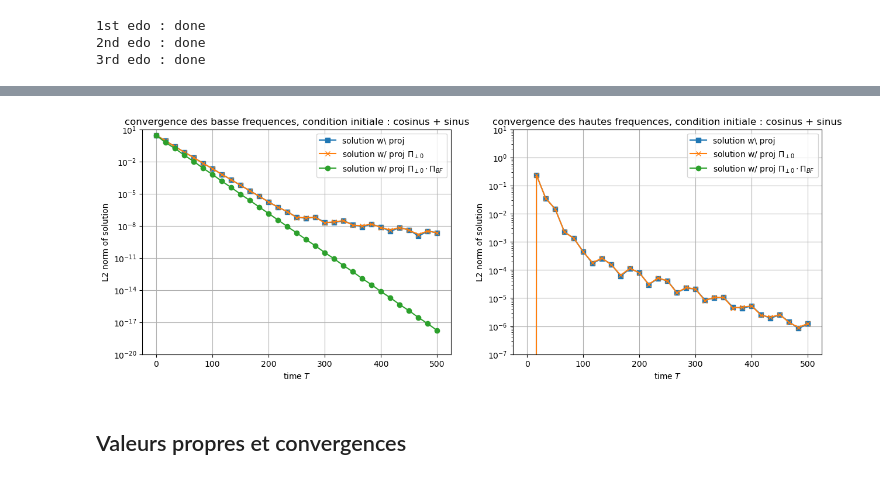
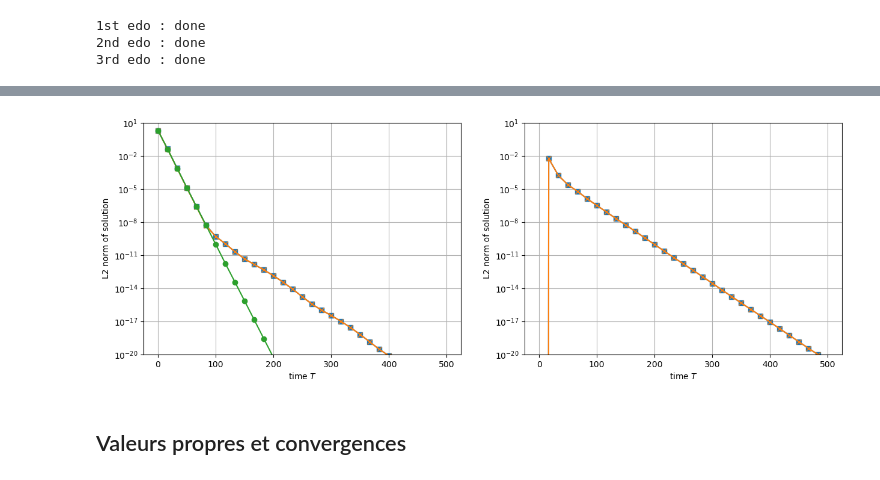
Before and after one commit to lucas-perrin/LWW_Assim, a Jupyter notebook: python_code/main_notebook.ipynb, the cells around one changed output, grey strips where cells are left out. Drawn from its saved outputs; the diff is of its cells as text; code cells hidden in the pictures.

```diff
--- a/python_code/main_notebook.ipynb
+++ b/python_code/main_notebook.ipynb
@@ -15,12 +15,13 @@ x0 = 0
 L = 2 * np.pi
 Nx = 2**6 +1
 Nf = Nx // 2
+d = 3
 dt = 1e-3
-a = 1
-g = 1
+a = 1/2 * np.pi
+g = 9.80665
 gain = 1
 T_start = 0
-T = 500
+T = 300
 N_ini_fq = 2**1
 
 # ------------------------------
@@ -233,9 +237,9 @@ mean of X0 : (0.016738210284166877+0j)
 # %%
 # Creating fX0_sin, fX0_cos and fX0_mix
 
-fX0_sin = np.concatenate((X0_sin,X0_sin))
-fX0_cos = np.concatenate((X0_cos,X0_cos))
-fX0_mix = np.concatenate((X0_mix,X0_mix))
+fX0_sin = np.concatenate((X0_sin,(1j/g*X0_sin)*np.sqrt(g*np.abs(frequences)*np.tanh(d*np.abs(frequences)))))
+fX0_cos = np.concatenate((X0_cos,(1j/g*X0_cos)*np.sqrt(g*np.abs(frequences)*np.tanh(d*np.abs(frequences)))))
+fX0_mix = np.concatenate((X0_mix,(1j/g*X0_mix)*np.sqrt(g*np.abs(frequences)*np.tanh(d*np.abs(frequences)))))
 # %%
 # ------------------------------
 # Time integration scheme
@@ -287,7 +291,7 @@ fX_sol_EE_fA_mix = Euler_Explicit(fA,fX0_mix,tspan)
 print('1st edo : done')
 fX_sol_EE_fA_mod_nm_mix = Euler_Explicit(fA_mod_nm,fX0_mix,tspan)
 print('2nd edo : done')
-fX_sol_EE_fA_mod_bf_mix = Euler_Explicit(fA_mod_bf,fX0_mix,tspan)
+fX_sol_EE_fA_mod_lf_mix = Euler_Explicit(fA_mod_lf,fX0_mix,tspan)
 print('3rd edo : done')
 # %% [output]
 1st edo : done
@@ -393,30 +525,34 @@ plt.show()
 # %%
 steps = tspan.shape[0]//30
-plt.figure(figsize=(15, 5))
-plt.subplot(1, 2, 1)
-plt.semilogy(tspan[::steps],np.linalg.norm(np.kron(np.eye(2),Pi_bf) @ fX_sol_EE_fA_mix[0:,::steps],2,axis=0),'-s',label=r"solution w\ proj")
-plt.semilogy(tspan[::steps],np.linalg.norm(np.kron(np.eye(2),Pi_bf) @ fX_sol_EE_fA_mod_nm_mix[0:,::steps],2,axis=0),'-x',label=r"solution w/ proj $\Pi_{\perp 0}$")
-plt.semilogy(tspan[::steps],np.linalg.norm(np.kron(np.eye(2),Pi_bf) @ fX_sol_EE_fA_mod_bf_mix[0:,::steps],2,axis=0),'-o',label=r"solution w/ proj $\Pi_{\perp 0}\cdot\Pi_{BF}$")
-plt.ylim([1e-20,1e1])
-plt.title(r'convergence des basse frequences, condition initiale : cosinus + sinus')
-plt.grid()
-plt.legend()
-plt.xlabel(r'time $T$')
-plt.ylabel(r'L2 norm of solution')
-plt.subplot(1, 2, 2)
-plt.semilogy(tspan[::steps],np.linalg.norm(np.kron(np.eye(2),Pi_hf) @ fX_sol_EE_fA_mix[0:,::steps],2,axis=0),'-s',label=r"solution w\ proj")
-plt.semilogy(tspan[::steps],np.linalg.norm(np.kron(np.eye(2),Pi_hf) @ fX_sol_EE_fA_mod_nm_mix[0:,::steps],2,axis=0),'-x',label=r"solution w/ proj $\Pi_{\perp 0}$")
-plt.semilogy(tspan[::steps],np.linalg.norm(np.kron(np.eye(2),Pi_hf) @ fX_sol_EE_fA_mod_bf_mix[0:,::steps],2,axis=0),'-o',label=r"solution w/ proj $\Pi_{\perp 0}\cdot\Pi_{BF}$")
-plt.ylim([1e-7,1e1])
-plt.title(r'convergence des hautes frequences, condition initiale : cosinus + sinus')
-plt.grid()
-plt.legend()
-plt.xlabel(r'time $T$')
-plt.ylabel(r'L2 norm of solution')
-plt.savefig('lww_obs_conv_bf_hf_ini_sinus&cosinus.png')
-plt.show()
+
+gs = gridspec.GridSpec(1, 2)
+fig = plt.figure(figsize=(15,5))
+
+ax1 = fig.add_subplot(gs[0, 0]) # row 0, col 0
+ax1.semilogy(tspan[::steps],np.linalg.norm(np.kron(np.eye(2),Pi_lf) @ fX_sol_EE_fA_mix[0:,::steps],2,axis=0),'-s',label=r"solution w\ proj")
+ax1.semilogy(tspan[::steps],np.linalg.norm(np.kron(np.eye(2),Pi_lf) @ fX_sol_EE_fA_mod_nm_mix[0:,::steps],2,axis=0),'-x',label=r"solution w/ proj $\Pi_{\perp 0}$")
+ax1.semilogy(tspan[::steps],np.linalg.norm(np.kron(np.eye(2),Pi_lf) @ fX_sol_EE_fA_mod_lf_mix[0:,::steps],2,axis=0),'-o',label=r"solution w/ proj $\Pi_{\perp 0}\cdot\Pi_{LF}$")
+ax1.set_ylim([1e-20,1e1])
+#ax1.set_title(r'convergence des basse frequences, condition initiale : cosinus + sinus')
+ax1.grid()
+#ax1.legend()
+ax1.set_xlabel(r'time $T$')
+ax1.set_ylabel(r'L2 norm of solution')
+
+ax2 = fig.add_subplot(gs[0, 1]) # row 0, col 0
+ax2.semilogy(tspan[::steps],np.linalg.norm(np.kron(np.eye(2),Pi_hf) @ fX_sol_EE_fA_mix[0:,::steps],2,axis=0),'-s',label=r"solution w\ proj")
+ax2.semilogy(tspan[::steps],np.linalg.norm(np.kron(np.eye(2),Pi_hf) @ fX_sol_EE_fA_mod_nm_mix[0:,::steps],2,axis=0),'-x',label=r"solution w/ proj $\Pi_{\perp 0}$")
+ax2.semilogy(tspan[::steps],np.linalg.norm(np.kron(np.eye(2),Pi_hf) @ fX_sol_EE_fA_mod_lf_mix[0:,::steps],2,axis=0),'-o',label=r"solution w/ proj $\Pi_{\perp 0}\cdot\Pi_{LF}$")
+ax2.set_ylim([1e-20,1e1])
+#ax2.set_title(r'convergence des hautes frequences, condition initiale : cosinus + sinus')
+ax2.grid()
+#ax2.legend()
+ax2.set_xlabel(r'time $T$')
+ax2.set_ylabel(r'L2 norm of solution')
+
+tikzplotlib.save("lww_obs_conv_lf_hf_ini_sinus&cosinus.tex")
 # %% [output]
-[figure, old version]
+[figure, new version]
 # %% [markdown]
 ## Valeurs propres et convergences
 # %%
```
Also changed, not shown: parts of 28 cells of this notebook, 19 other files.
